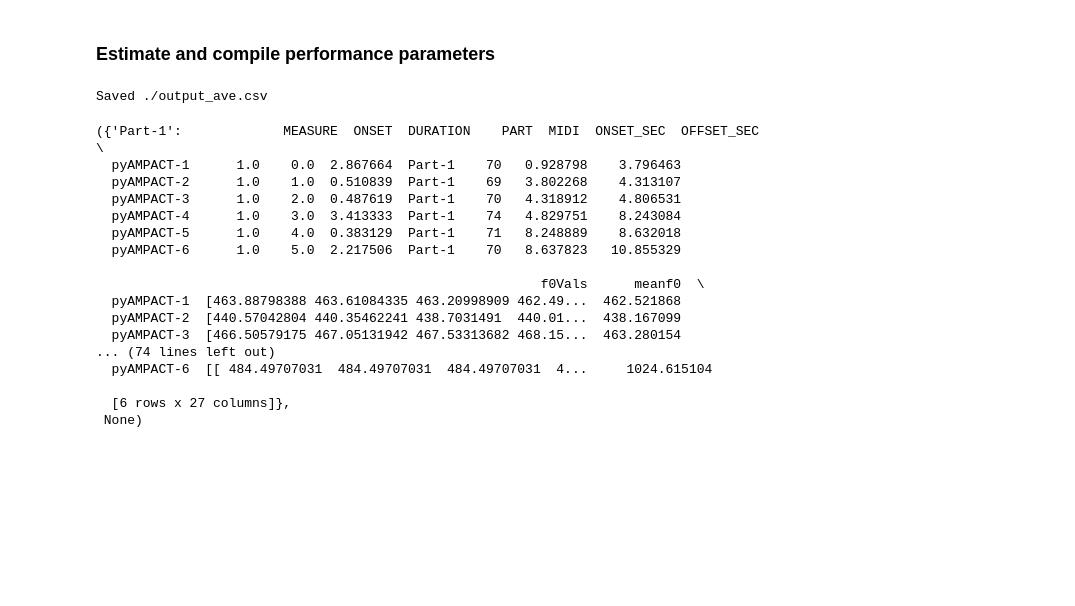
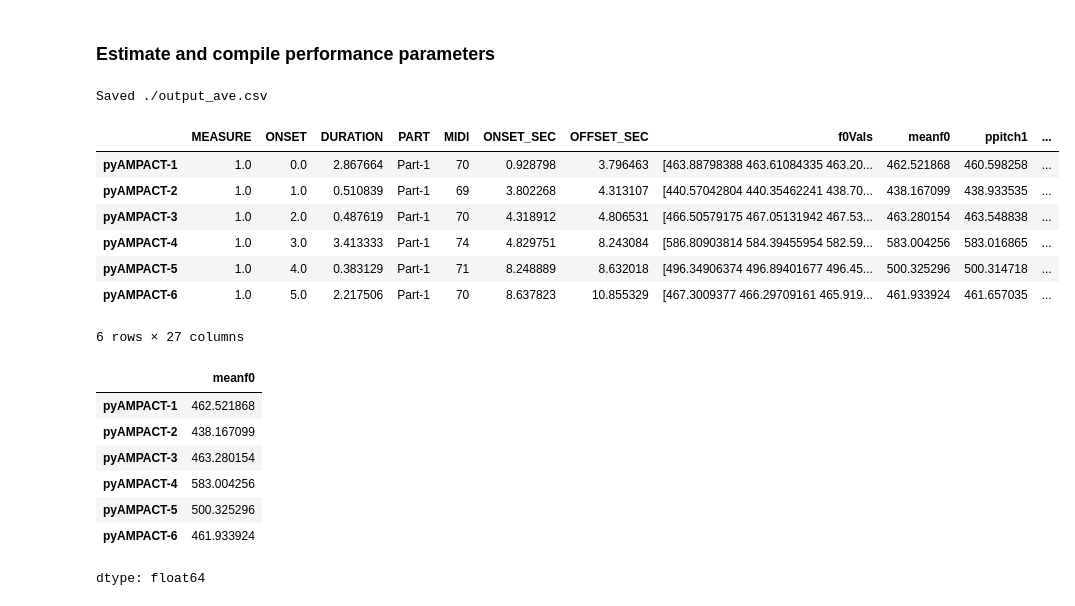
Before and after one commit to jcdevaney/TOSS2025, a Jupyter notebook: toss2025_notebook4.ipynb, the cells around one changed output. Cells and saved outputs as stored; diff of their text form; code cells hidden in the pictures; blank space fills up the shorter version.

```diff
--- a/toss2025_notebook4.ipynb
+++ b/toss2025_notebook4.ipynb
@@ -57,23 +51,30 @@ dtw, spec, nmat = pyampact.run_alignment(y, original_sr, piece2, piece2.nmats())
 # %% [markdown]
 ### Estimate and compile performance parameters
 # %%
-pyampact.data_compilation(nmat, audio_file, piece2)
+data=pyampact.data_compilation(nmat, audio_file, piece2)
 # %% [output]
 Saved ./output_ave.csv
-({'Part-1':             MEASURE  ONSET  DURATION    PART  MIDI  ONSET_SEC  OFFSET_SEC  \
-  pyAMPACT-1      1.0    0.0  2.867664  Part-1    70   0.928798    3.796463
-  pyAMPACT-2      1.0    1.0  0.510839  Part-1    69   3.802268    4.313107
-  pyAMPACT-3      1.0    2.0  0.487619  Part-1    70   4.318912    4.806531
-  pyAMPACT-4      1.0    3.0  3.413333  Part-1    74   4.829751    8.243084
-  pyAMPACT-5      1.0    4.0  0.383129  Part-1    71   8.248889    8.632018
-  pyAMPACT-6      1.0    5.0  2.217506  Part-1    70   8.637823   10.855329
-
-                                                         f0Vals      meanf0  \
-  pyAMPACT-1  [463.88798388 463.61084335 463.20998909 462.49...  462.521868
-  pyAMPACT-2  [440.57042804 440.35462241 438.7031491  440.01...  438.167099
-  pyAMPACT-3  [466.50579175 467.05131942 467.53313682 468.15...  463.280154
-... (74 lines left out)
-  pyAMPACT-6  [[ 484.49707031  484.49707031  484.49707031  4...     1024.615104
-
-  [6 rows x 27 columns]},
- None)
+# %%
+# view dataframe
+data[0]['Part-1']
+# %% [output]
+|  | MEASURE | ONSET | DURATION | PART | MIDI | ONSET_SEC | OFFSET_SEC | f0Vals | meanf0 | ppitch1 | ... |
+| pyAMPACT-1 | 1.0 | 0.0 | 2.867664 | Part-1 | 70 | 0.928798 | 3.796463 | [463.88798388 463.61084335 463.20... | 462.521868 | 460.598258 | ... |
+| pyAMPACT-2 | 1.0 | 1.0 | 0.510839 | Part-1 | 69 | 3.802268 | 4.313107 | [440.57042804 440.35462241 438.70... | 438.167099 | 438.933535 | ... |
+| pyAMPACT-3 | 1.0 | 2.0 | 0.487619 | Part-1 | 70 | 4.318912 | 4.806531 | [466.50579175 467.05131942 467.53... | 463.280154 | 463.548838 | ... |
+| pyAMPACT-4 | 1.0 | 3.0 | 3.413333 | Part-1 | 74 | 4.829751 | 8.243084 | [586.80903814 584.39455954 582.59... | 583.004256 | 583.016865 | ... |
+| pyAMPACT-5 | 1.0 | 4.0 | 0.383129 | Part-1 | 71 | 8.248889 | 8.632018 | [496.34906374 496.89401677 496.45... | 500.325296 | 500.314718 | ... |
+| pyAMPACT-6 | 1.0 | 5.0 | 2.217506 | Part-1 | 70 | 8.637823 | 10.855329 | [467.3009377 466.29709161 465.919... | 461.933924 | 461.657035 | ... |
+6 rows × 27 columns
+# %%
+# view a single column
+data[0]['Part-1']['meanf0']
+# %% [output]
+|  | meanf0 |
+| pyAMPACT-1 | 462.521868 |
+| pyAMPACT-2 | 438.167099 |
+| pyAMPACT-3 | 463.280154 |
+| pyAMPACT-4 | 583.004256 |
+| pyAMPACT-5 | 500.325296 |
+| pyAMPACT-6 | 461.933924 |
+dtype: float64
```
Also changed, not shown: parts of 2 cells of this notebook.
